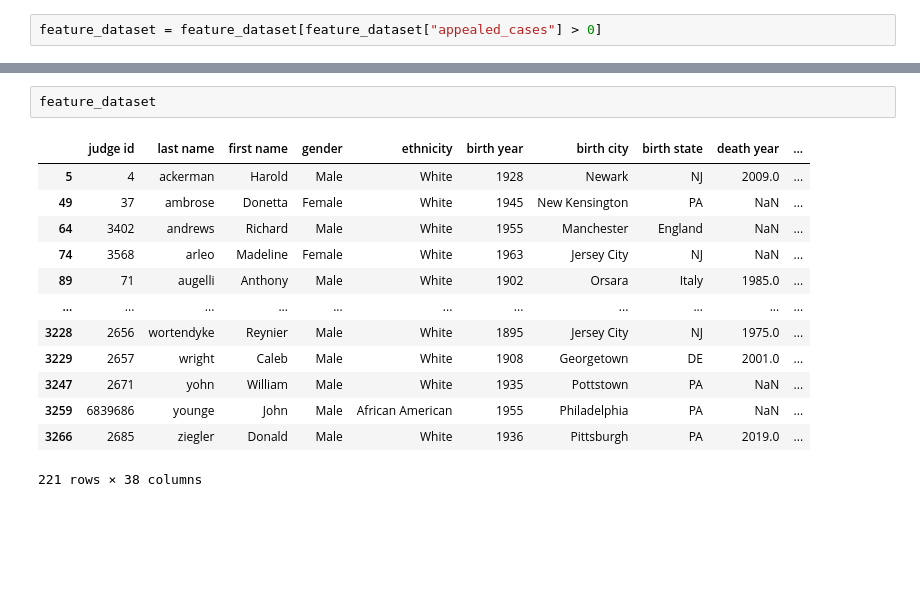
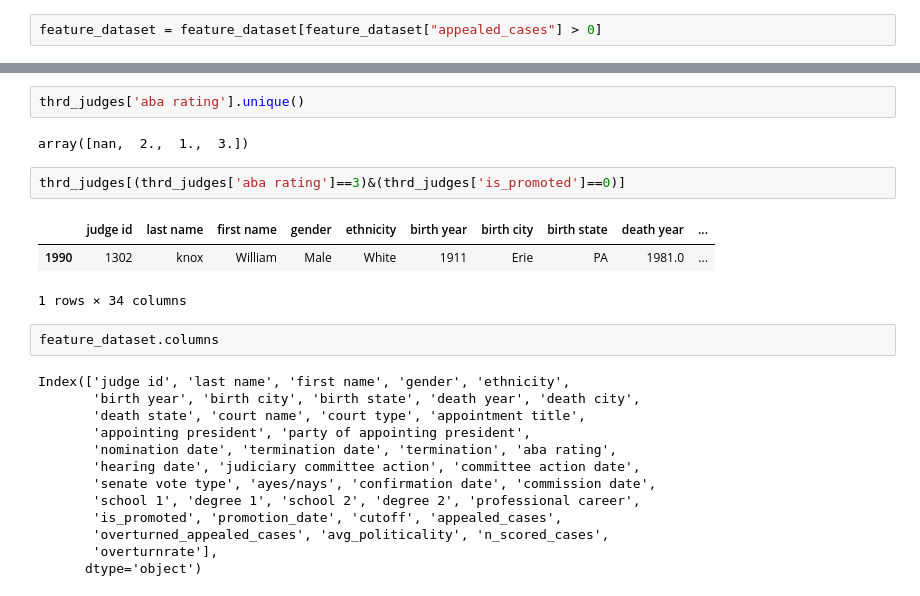
Before and after one commit to ilyadavidson/judge_project, a Jupyter notebook: inference.ipynb, the cells around one changed output, grey strips where cells are left out. Cells and saved outputs as stored; diff of their text form; blank space fills up the shorter version.

```diff
--- a/inference.ipynb
+++ b/inference.ipynb
@@ -380,17 +543,26 @@ feature_dataset = feature_dataset[feature_dataset["appealed_cases"] > 0]
+# %%
+thrd_judges['aba rating'].unique()
+# %% [output]
+array([nan,  2.,  1.,  3.])
+# %%
+thrd_judges[(thrd_judges['aba rating']==3)&(thrd_judges['is_promoted']==0)]
+# %% [output]
+|  | judge id | last name | first name | gender | ethnicity | birth year | birth city | birth state | death year | ... |
+| 1990 | 1302 | knox | William | Male | White | 1911 | Erie | PA | 1981.0 | ... |
+1 rows × 34 columns
 # %%
-feature_dataset
+feature_dataset.columns
 # %% [output]
-|  | judge id | last name | first name | gender | ethnicity | birth year | birth city | birth state | death year | ... |
-| 5 | 4 | ackerman | Harold | Male | White | 1928 | Newark | NJ | 2009.0 | ... |
-| 49 | 37 | ambrose | Donetta | Female | White | 1945 | New Kensington | PA | NaN | ... |
-| 64 | 3402 | andrews | Richard | Male | White | 1955 | Manchester | England | NaN | ... |
-| 74 | 3568 | arleo | Madeline | Female | White | 1963 | Jersey City | NJ | NaN | ... |
-| 89 | 71 | augelli | Anthony | Male | White | 1902 | Orsara | Italy | 1985.0 | ... |
-| ... | ... | ... | ... | ... | ... | ... | ... | ... | ... | ... |
-| 3228 | 2656 | wortendyke | Reynier | Male | White | 1895 | Jersey City | NJ | 1975.0 | ... |
-| 3229 | 2657 | wright | Caleb | Male | White | 1908 | Georgetown | DE | 2001.0 | ... |
-| 3247 | 2671 | yohn | William | Male | White | 1935 | Pottstown | PA | NaN | ... |
-| 3259 | 6839686 | younge | John | Male | African American | 1955 | Philadelphia | PA | NaN | ... |
-| 3266 | 2685 | ziegler | Donald | Male | White | 1936 | Pittsburgh | PA | 2019.0 | ... |
-221 rows × 38 columns
+Index(['judge id', 'last name', 'first name', 'gender', 'ethnicity',
+       'birth year', 'birth city', 'birth state', 'death year', 'death city',
+       'death state', 'court name', 'court type', 'appointment title',
+       'appointing president', 'party of appointing president',
+       'nomination date', 'termination date', 'termination', 'aba rating',
+       'hearing date', 'judiciary committee action', 'committee action date',
+       'senate vote type', 'ayes/nays', 'confirmation date', 'commission date',
+       'school 1', 'degree 1', 'school 2', 'degree 2', 'professional career',
+       'is_promoted', 'promotion_date', 'cutoff', 'appealed_cases',
+       'overturned_appealed_cases', 'avg_politicality', 'n_scored_cases',
+       'overturnrate'],
+      dtype='object')
 # %%
```
Also changed, not shown: parts of 23 cells of this notebook, 22 other files.
